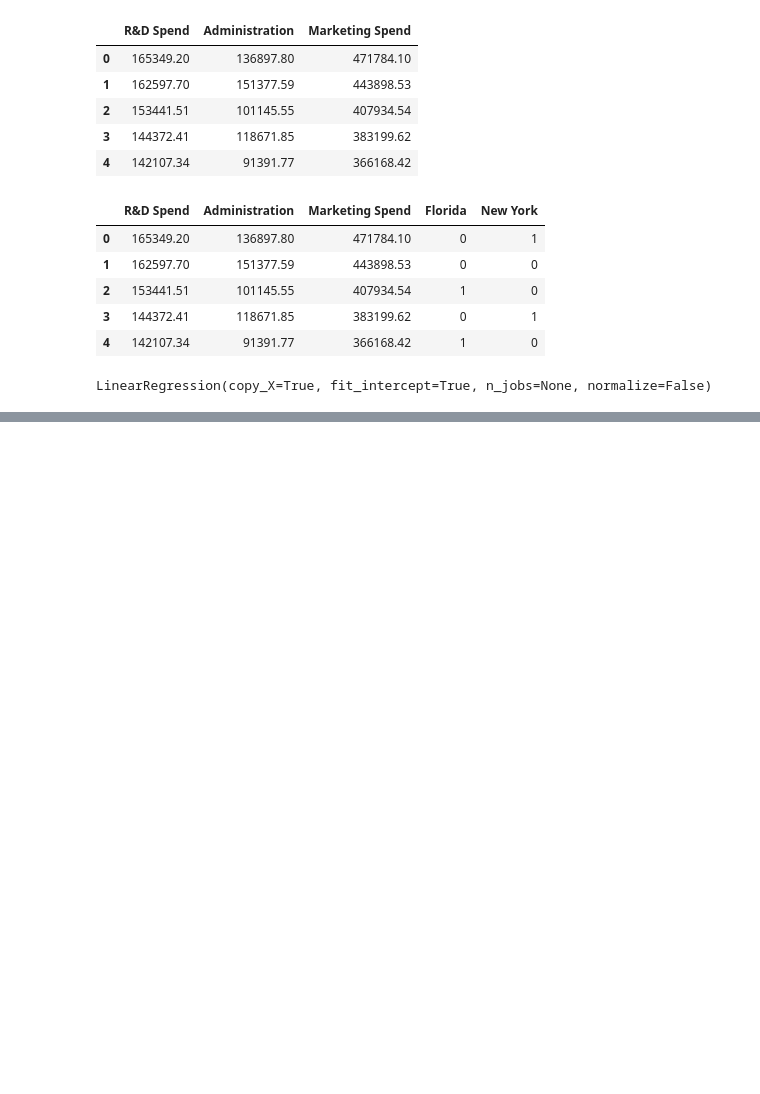
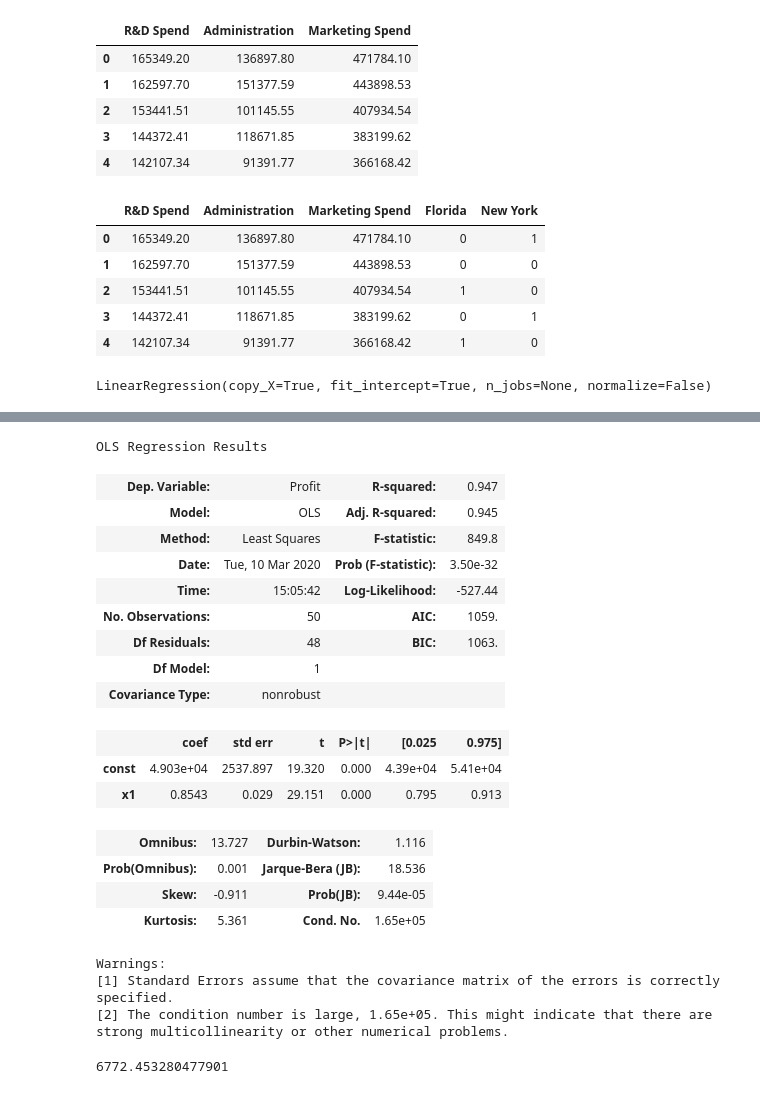
Before and after one commit to srmk1/learn-ml-hands-on, a Jupyter notebook: learn-ml-hands-on/ml-training-models/multiple-linear-regression.ipynb, the cells around one changed output, grey strips where cells are left out. Drawn from its saved outputs; the diff is of its cells as text; code cells hidden in the pictures; blank space fills up the shorter version.

```diff
--- a/learn-ml-hands-on/ml-training-models/multiple-linear-regression.ipynb
+++ b/learn-ml-hands-on/ml-training-models/multiple-linear-regression.ipynb
@@ -90,0 +200,41 @@ LinearRegression(copy_X=True, fit_intercept=True, n_jobs=None, normalize=False)
+# %%
+X_opt = X[:,[0,1]]
+regressor_OLS = sm_regrsr_lmodel.OLS(endog = y, exog = X_opt).fit()
+regressor_OLS.summary()
+# %% [output]
+OLS Regression Results
+| Dep. Variable: | Profit | R-squared: | 0.947 |
+| Model: | OLS | Adj. R-squared: | 0.945 |
+| Method: | Least Squares | F-statistic: | 849.8 |
+| Date: | Tue, 10 Mar 2020 | Prob (F-statistic): | 3.50e-32 |
+| Time: | 15:05:42 | Log-Likelihood: | -527.44 |
+| No. Observations: | 50 | AIC: | 1059. |
+| Df Residuals: | 48 | BIC: | 1063. |
+| Df Model: | 1 |  |  |
+| Covariance Type: | nonrobust |  |  |
+|  | coef | std err | t | P>|t| | [0.025 | 0.975] |
+| const | 4.903e+04 | 2537.897 | 19.320 | 0.000 | 4.39e+04 | 5.41e+04 |
+| x1 | 0.8543 | 0.029 | 29.151 | 0.000 | 0.795 | 0.913 |
+| Omnibus: | 13.727 | Durbin-Watson: | 1.116 |
+| Prob(Omnibus): | 0.001 | Jarque-Bera (JB): | 18.536 |
+| Skew: | -0.911 | Prob(JB): | 9.44e-05 |
+| Kurtosis: | 5.361 | Cond. No. | 1.65e+05 |
+Warnings:
+[1] Standard Errors assume that the covariance matrix of the errors is correctly specified.
+[2] The condition number is large, 1.65e+05. This might indicate that there are
+strong multicollinearity or other numerical problems.
+# %%
+#Lets once again fit linear regression model using just R&D column
+from sklearn.model_selection import train_test_split
+X_opt_train, X_opt_test, y_opt_train, y_opt_test = train_test_split(X_opt, y, test_size = 0.2, random_state = 0)
+# LinearRegression fits a linear model with coefficients w = (w1, …, wp) using
+# plain Ordinary Least Squares
+from sklearn.linear_model import LinearRegression
+regressor = LinearRegression()
+regressor.fit(X_opt_train, y_opt_train)
+y_opt_pred = regressor.predict(X_opt_test)
+# Model evaluation using Means squared error
+from sklearn.metrics import mean_absolute_error
+mean_absolute_error(y_opt_test, y_opt_pred)
+# %% [output]
+6772.453280477901
```
Also changed, not shown: parts of 8 cells of this notebook.
